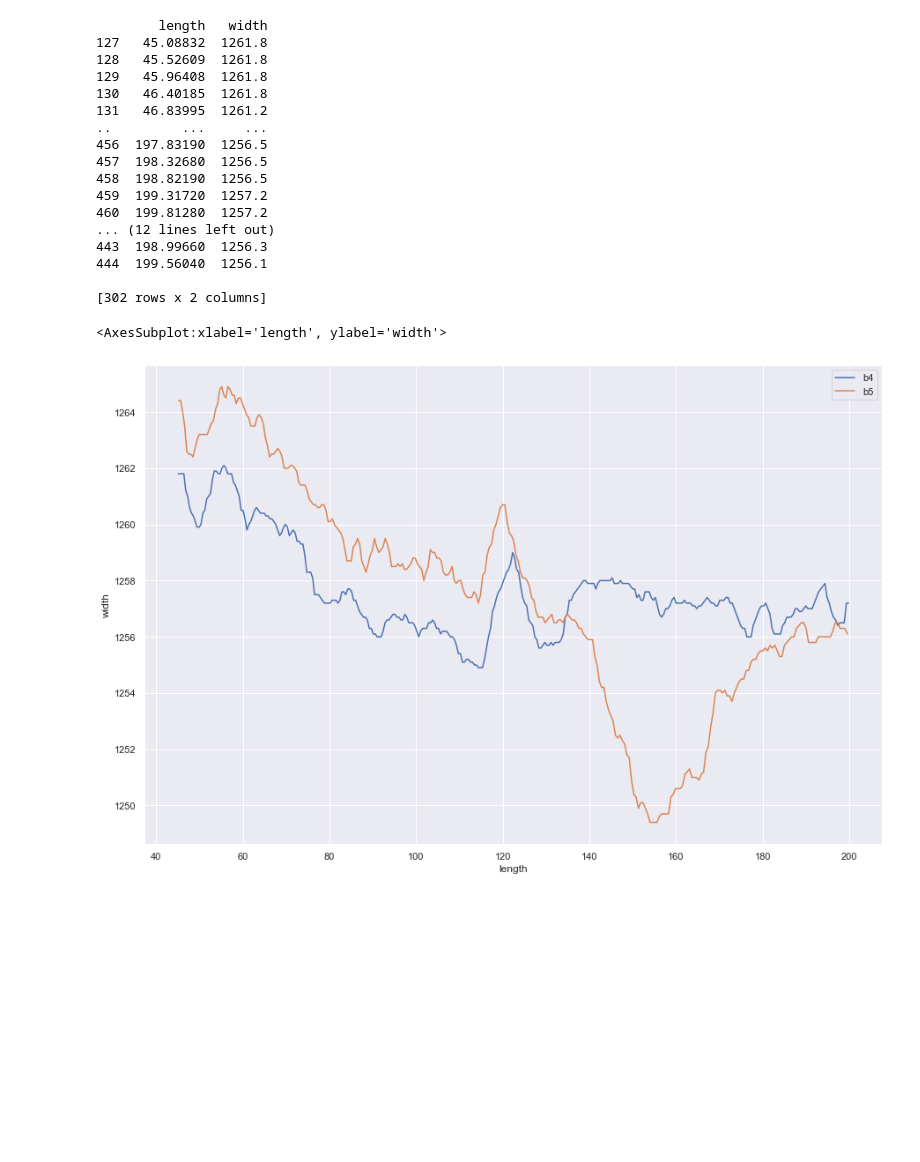
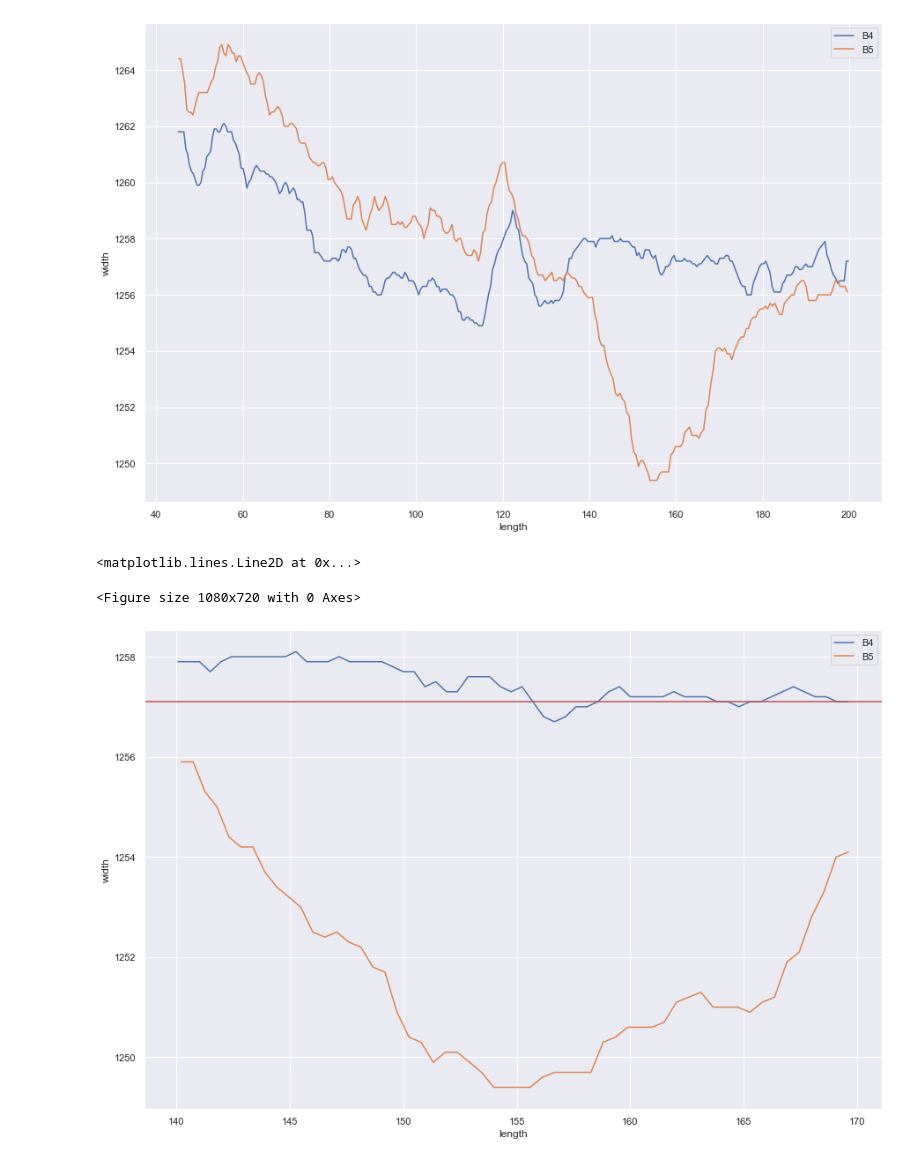
Before and after one commit to HavvaEb/ArcelorMittal_project, a Jupyter notebook: PlottingData.ipynb, the cells around one changed output. Saved outputs shown, nothing was run; the diff lists cells and outputs as text; code cells hidden in the pictures; blank space fills up the shorter version.

Commit message:
Calculating treshold

```diff
--- a/PlottingData.ipynb
+++ b/PlottingData.ipynb
@@ -54,25 +40,3 @@ def read_single_csv(filename):
     df = (df[df['width'] != 0])
     df = df[(df['length'] >= 45) ]
     return df
-
-
-b4 = read_single_csv(dfb4)
-b5 = read_single_csv(dfb5)
-# %% [output]
-        length   width
-127   45.08832  1261.8
-128   45.52609  1261.8
-129   45.96408  1261.8
-130   46.40185  1261.8
-131   46.83995  1261.2
-..         ...     ...
-456  197.83190  1256.5
-457  198.32680  1256.5
-458  198.82190  1256.5
-459  199.31720  1257.2
-460  199.81280  1257.2
-... (12 lines left out)
-443  198.99660  1256.3
-444  199.56040  1256.1
-
-[302 rows x 2 columns]
@@ -79,9 +46,25 @@ b5 = read_single_csv(dfb5)
 # %%
 #Plot Data
 sns.set(rc={'figure.figsize':(15,10)})
-
-sns.lineplot(data=b4,x='length',y='width',label='b4')
-sns.lineplot(data=b5,x='length',y='width',label='b5')
+plt.figure()
+sns.lineplot(data=b4,x='length',y='width',label='B4')
+g = sns.lineplot(data=b5,x='length',y='width',label='B5')
+#g.axhline(b4.quantile(.1).width,c='r')
 # %% [output]
-<AxesSubplot:xlabel='length', ylabel='width'>
 [figure]
+# %%
+plt.figure()
+_b4 = b4[(b4['length'] >= 140) & (b4['length'] <= 170)]
+_b5 = b5[(b5['length'] >= 140) & (b5['length'] <= 170)]
+plt.figure()
+treshold = _b4.quantile(.1).width
+sns.lineplot(data=_b4,x='length',y='width',label='B4')
+g = sns.lineplot(data=_b5,x='length',y='width',label='B5')
+g.axhline(treshold,c='r')
+#_b4.describe()
+#print(b4)
+#print(b5)
+# %% [output]
+<matplotlib.lines.Line2D at 0x...>
+<Figure size 1080x720 with 0 Axes>
+[figure, added]
```
Also changed, not shown: parts of 3 cells of this notebook.
